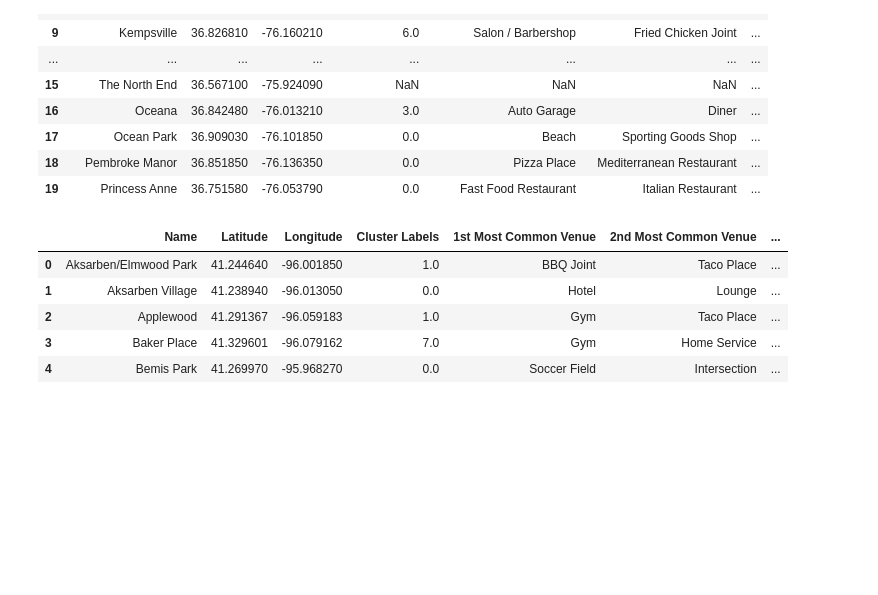
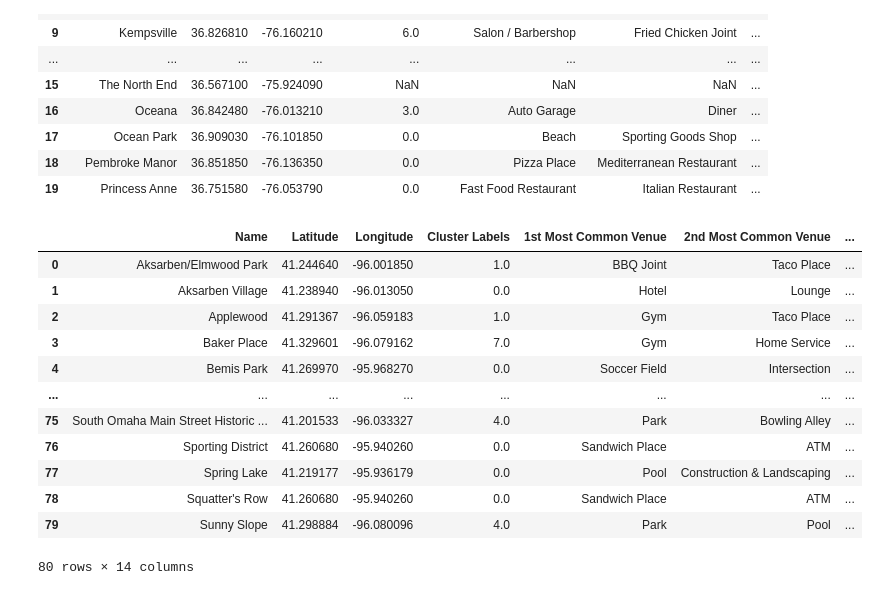
Before and after one commit to AliasRustico/Coursera_Capstone, a Jupyter notebook: Battle of the neighborhoods.ipynb, the cells around one changed output. Drawn from its saved outputs; the diff is of its cells as text; code cells hidden in the pictures; blank space fills up the shorter version.

```diff
--- a/Battle of the neighborhoods.ipynb
+++ b/Battle of the neighborhoods.ipynb
@@ -60,7 +65,7 @@ mapvb = folium.Map(location=[latitudevb, longitudevb], zoom_start=11)
 for lat, lng, neighborhood in zip(vbneighdf['Latitude'],  vbneighdf['Longitude'], vbneighdf['Neighborhoods']):
  label = '{}'.format(neighborhood)
  label = folium.Popup(label, parse_html=True)
- folium.CircleMarker([lat, lng],radius=5,popup=label,color='#93b6ed',fill=True,fill_color='#c0d7fa',fill_opacity=0.7).add_to(mapvb)
+ folium.CircleMarker([lat, lng],radius=5,popup=label,color='#17d44a',fill=True,fill_color='#54de79',fill_opacity=0.7).add_to(mapvb)
 mapvb
 # %% [output]
 The coordinated of VB 36.8529841, -75.9774183.
@@ -604,18 +605,25 @@ vbmerged.head(20)
 # %%
 omgroup_clustering = omgroup.drop('Neighborhood', 1)
 kmeansom = KMeans(n_clusters=clustersom, random_state=0).fit(omgroup_clustering)
 kmeansom.labels_[0:10]
 neighborhoodvenues_sortedom.insert(0, 'Cluster Labels', kmeansom.labels_)
 ommerged = omneigh
 ommerged = ommerged.join(neighborhoodvenues_sortedom.set_index('Neighborhood'), on='Name')
-ommerged.head()
+ommerged.head(80)
 # %% [output]
 |  | Name | Latitude | Longitude | Cluster Labels | 1st Most Common Venue | 2nd Most Common Venue | ... |
 | 0 | Aksarben/Elmwood Park | 41.244640 | -96.001850 | 1.0 | BBQ Joint | Taco Place | ... |
 | 1 | Aksarben Village | 41.238940 | -96.013050 | 0.0 | Hotel | Lounge | ... |
 | 2 | Applewood | 41.291367 | -96.059183 | 1.0 | Gym | Taco Place | ... |
 | 3 | Baker Place | 41.329601 | -96.079162 | 7.0 | Gym | Home Service | ... |
 | 4 | Bemis Park | 41.269970 | -95.968270 | 0.0 | Soccer Field | Intersection | ... |
+| ... | ... | ... | ... | ... | ... | ... | ... |
+| 75 | South Omaha Main Street Historic ... | 41.201533 | -96.033327 | 4.0 | Park | Bowling Alley | ... |
+| 76 | Sporting District | 41.260680 | -95.940260 | 0.0 | Sandwich Place | ATM | ... |
+| 77 | Spring Lake | 41.219177 | -95.936179 | 0.0 | Pool | Construction & Landscaping | ... |
+| 78 | Squatter's Row | 41.260680 | -95.940260 | 0.0 | Sandwich Place | ATM | ... |
+| 79 | Sunny Slope | 41.298884 | -96.080096 | 4.0 | Park | Pool | ... |
+80 rows × 14 columns
 # %%
 vbmerged.dropna(inplace=True)
 mapclustersvb = folium.Map(location=[latitudevb, longitudevb], zoom_start=11)
```
Also changed, not shown: parts of 4 cells of this notebook, 3 other files.
